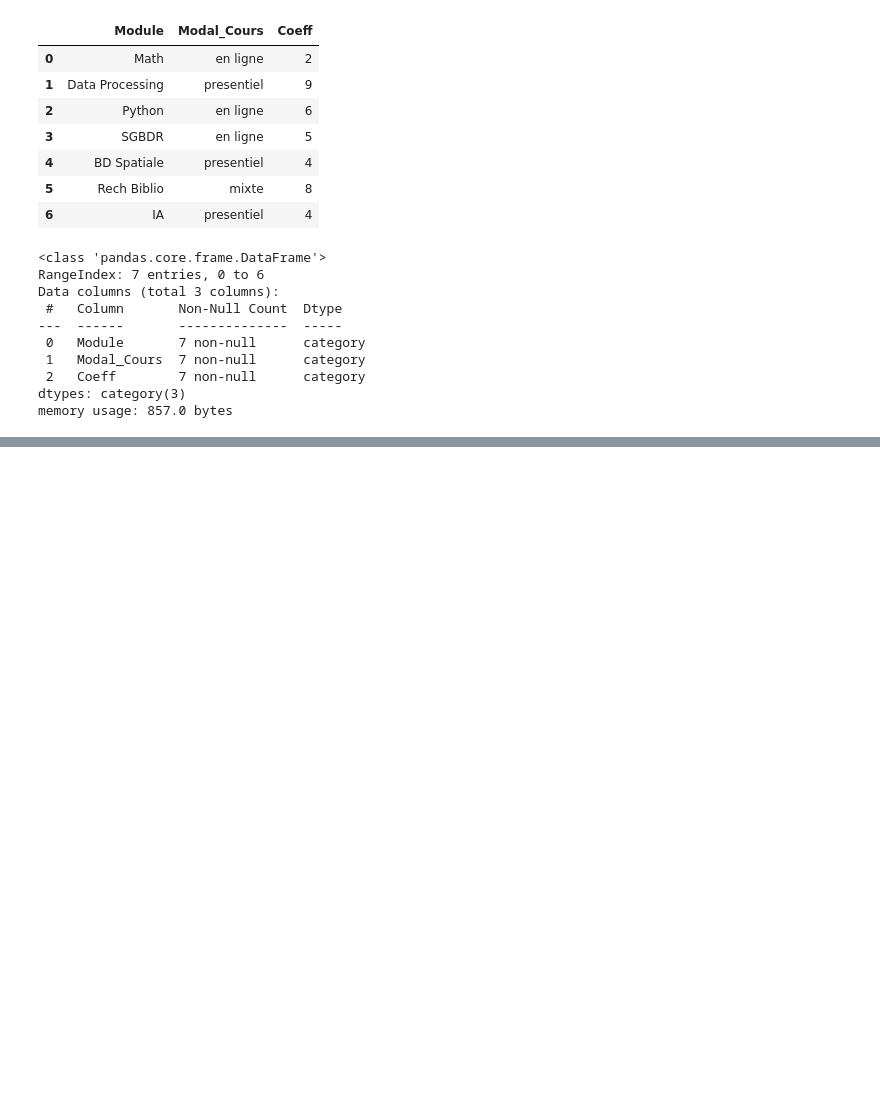
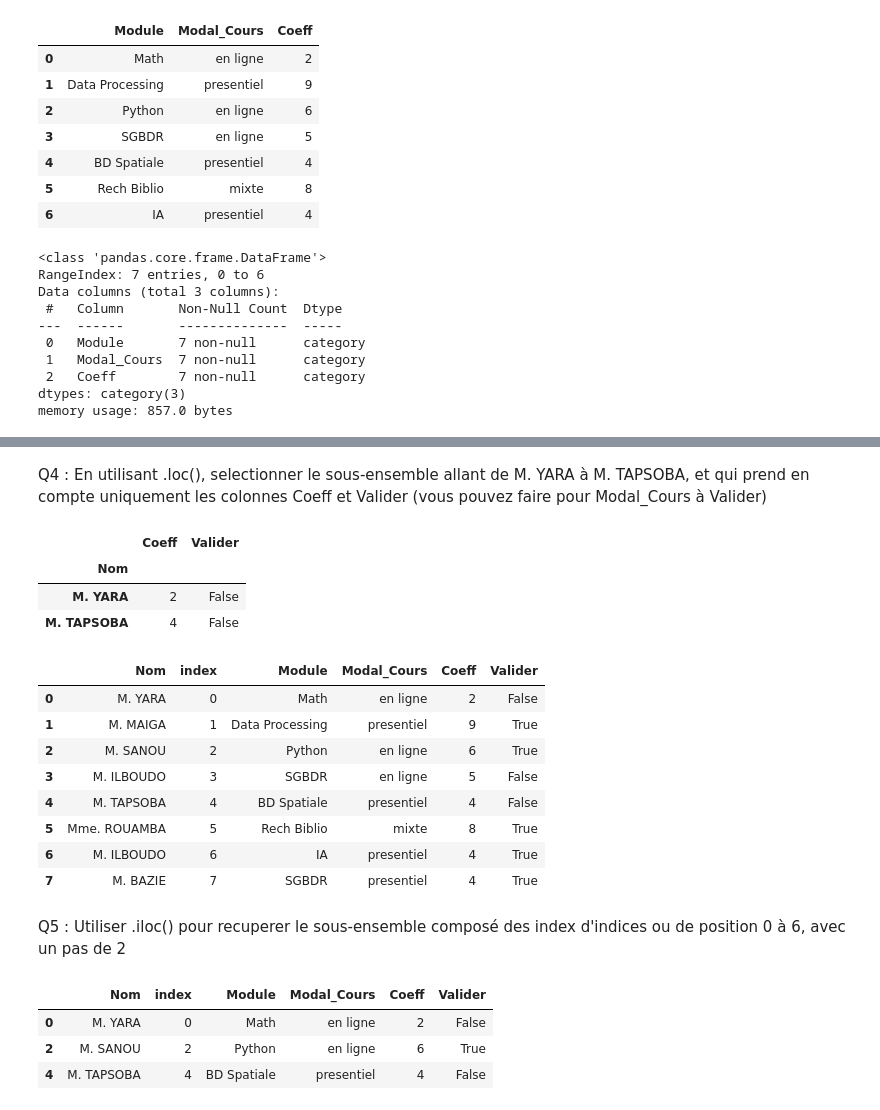
Before and after one commit to MimboureYara/Cours-data-processing-FDIA, a Jupyter notebook: Excercices de groupes.ipynb, the cells around one changed output, grey strips where cells are left out. Drawn from its saved outputs; the diff is of its cells as text; code cells hidden in the pictures; blank space fills up the shorter version.

```diff
--- a/Excercices de groupes.ipynb
+++ b/Excercices de groupes.ipynb
@@ -154,0 +393,3 @@ memory usage: 857.0 bytes
+# %%
+df.set_index('Nom', inplace  = True)
+df.loc[['M. ILBOUDO','M. BAZIE']]
@@ -154,0 +402,32 @@ memory usage: 857.0 bytes
+# %% [markdown]
+Q4 : En utilisant .loc(), selectionner le sous-ensemble allant de M. YARA à M. TAPSOBA, et qui prend en compte uniquement les colonnes Coeff et Valider (vous pouvez faire pour Modal_Cours à Valider)
+# %%
+df.loc[['M. YARA','M. TAPSOBA'],['Coeff','Valider']]
+# %% [output]
+|  | Coeff | Valider |
+| Nom |  |  |
+| M. YARA | 2 | False |
+| M. TAPSOBA | 4 | False |
+# %%
+df=df.reset_index()
+df
+# %% [output]
+|  | Nom | index | Module | Modal_Cours | Coeff | Valider |
+| 0 | M. YARA | 0 | Math | en ligne | 2 | False |
+| 1 | M. MAIGA | 1 | Data Processing | presentiel | 9 | True |
+| 2 | M. SANOU | 2 | Python | en ligne | 6 | True |
+| 3 | M. ILBOUDO | 3 | SGBDR | en ligne | 5 | False |
+| 4 | M. TAPSOBA | 4 | BD Spatiale | presentiel | 4 | False |
+| 5 | Mme. ROUAMBA | 5 | Rech Biblio | mixte | 8 | True |
+| 6 | M. ILBOUDO | 6 | IA | presentiel | 4 | True |
+| 7 | M. BAZIE | 7 | SGBDR | presentiel | 4 | True |
+# %% [markdown]
+Q5 : Utiliser .iloc() pour recuperer le sous-ensemble composé des index d'indices ou de position 0 à 6, avec un pas de 2
+# %%
+df.reset_index()
+df.iloc[0:6:2]
+# %% [output]
+|  | Nom | index | Module | Modal_Cours | Coeff | Valider |
+| 0 | M. YARA | 0 | Math | en ligne | 2 | False |
+| 2 | M. SANOU | 2 | Python | en ligne | 6 | True |
+| 4 | M. TAPSOBA | 4 | BD Spatiale | presentiel | 4 | False |
```
Also changed, not shown: parts of 36 cells of this notebook.
